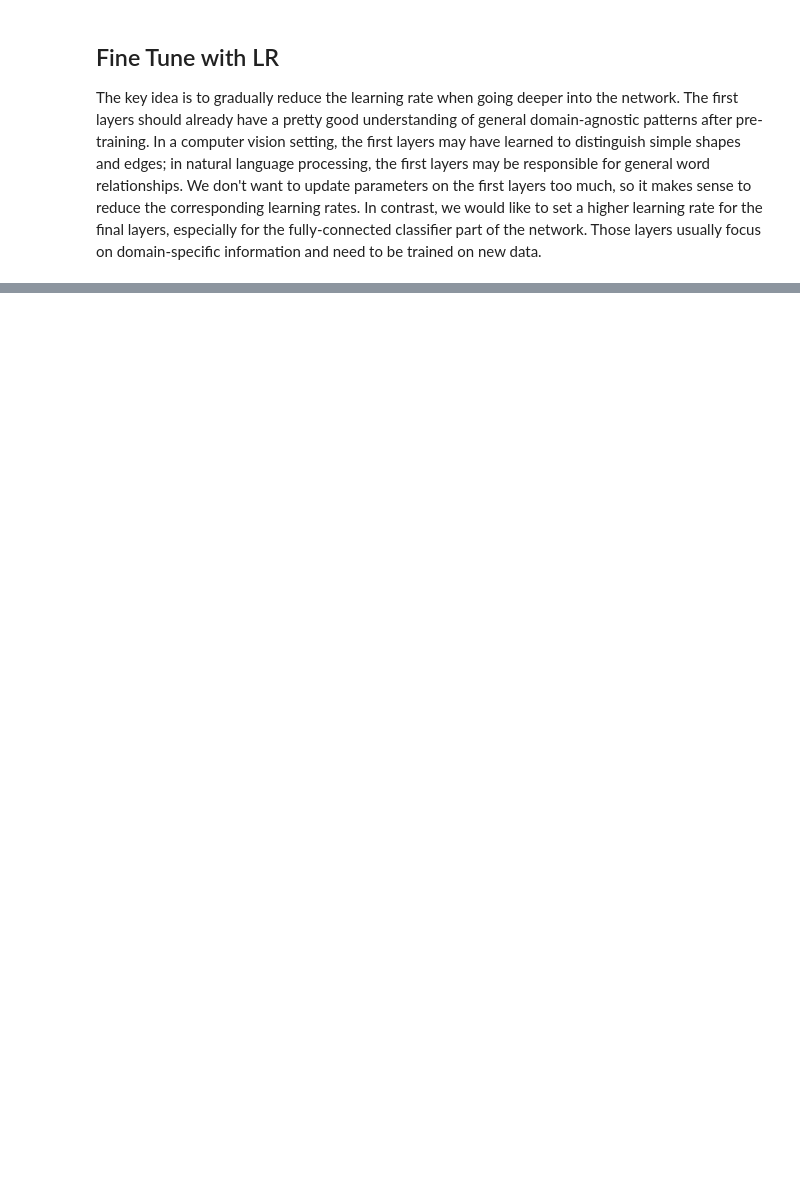
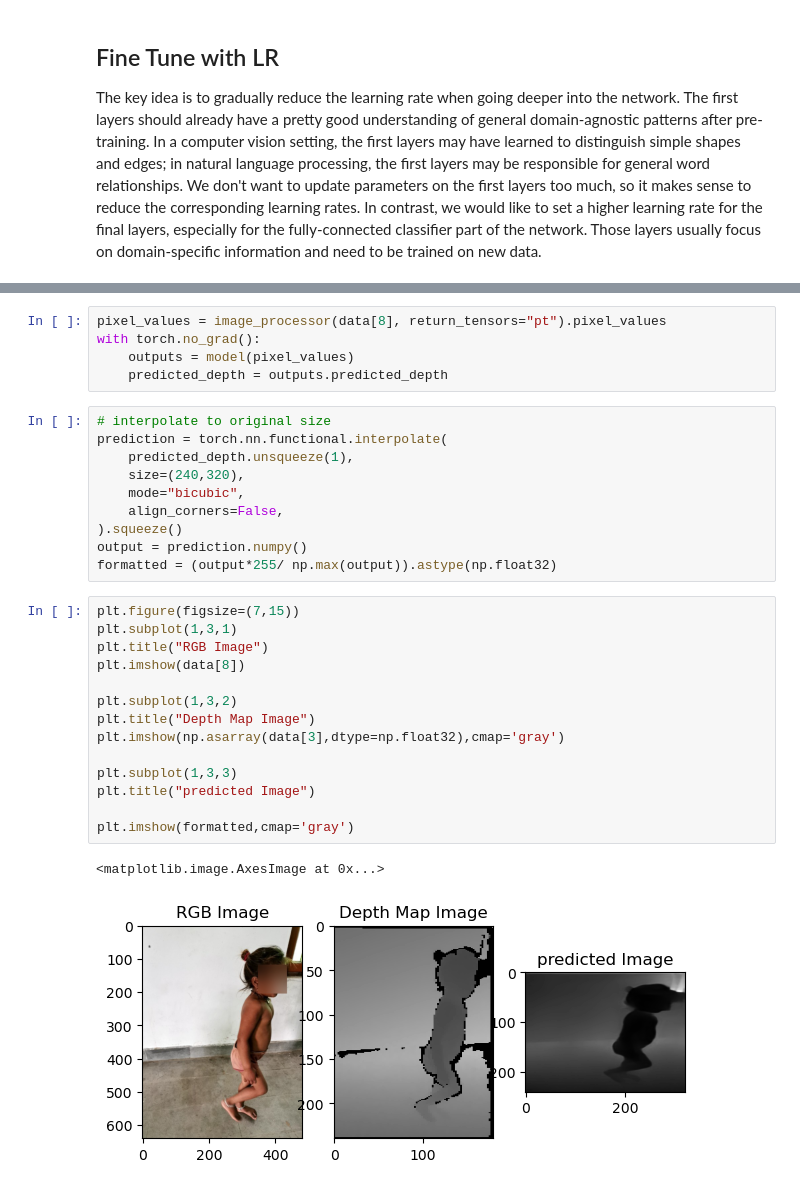
Before and after one commit to Samarth-991/Depth-Estimation, a Jupyter notebook: notebooks/03_inference.ipynb, the cells around one changed output, grey strips where cells are left out. Saved outputs shown, nothing was run; the diff lists cells and outputs as text; blank space fills up the shorter version.

```diff
--- a/notebooks/03_inference.ipynb
+++ b/notebooks/03_inference.ipynb
@@ -268,0 +287,32 @@ plt.imshow(predicted_image)
+# %%
+pixel_values = image_processor(data[8], return_tensors="pt").pixel_values
+with torch.no_grad():
+    outputs = model(pixel_values)
+    predicted_depth = outputs.predicted_depth
+# %%
+# interpolate to original size
+prediction = torch.nn.functional.interpolate(
+    predicted_depth.unsqueeze(1),
+    size=(240,320),
+    mode="bicubic",
+    align_corners=False,
+).squeeze()
+output = prediction.numpy()
+formatted = (output*255/ np.max(output)).astype(np.float32)
+# %%
+plt.figure(figsize=(7,15))
+plt.subplot(1,3,1)
+plt.title("RGB Image")
+plt.imshow(data[8])
+
+plt.subplot(1,3,2)
+plt.title("Depth Map Image")
+plt.imshow(np.asarray(data[3],dtype=np.float32),cmap='gray')
+
+plt.subplot(1,3,3)
+plt.title("predicted Image")
+
+plt.imshow(formatted,cmap='gray')
+# %% [output]
+<matplotlib.image.AxesImage at 0x...>
+[figure, added]
```
Also changed, not shown: parts of 19 cells of this notebook, 2 other files.
